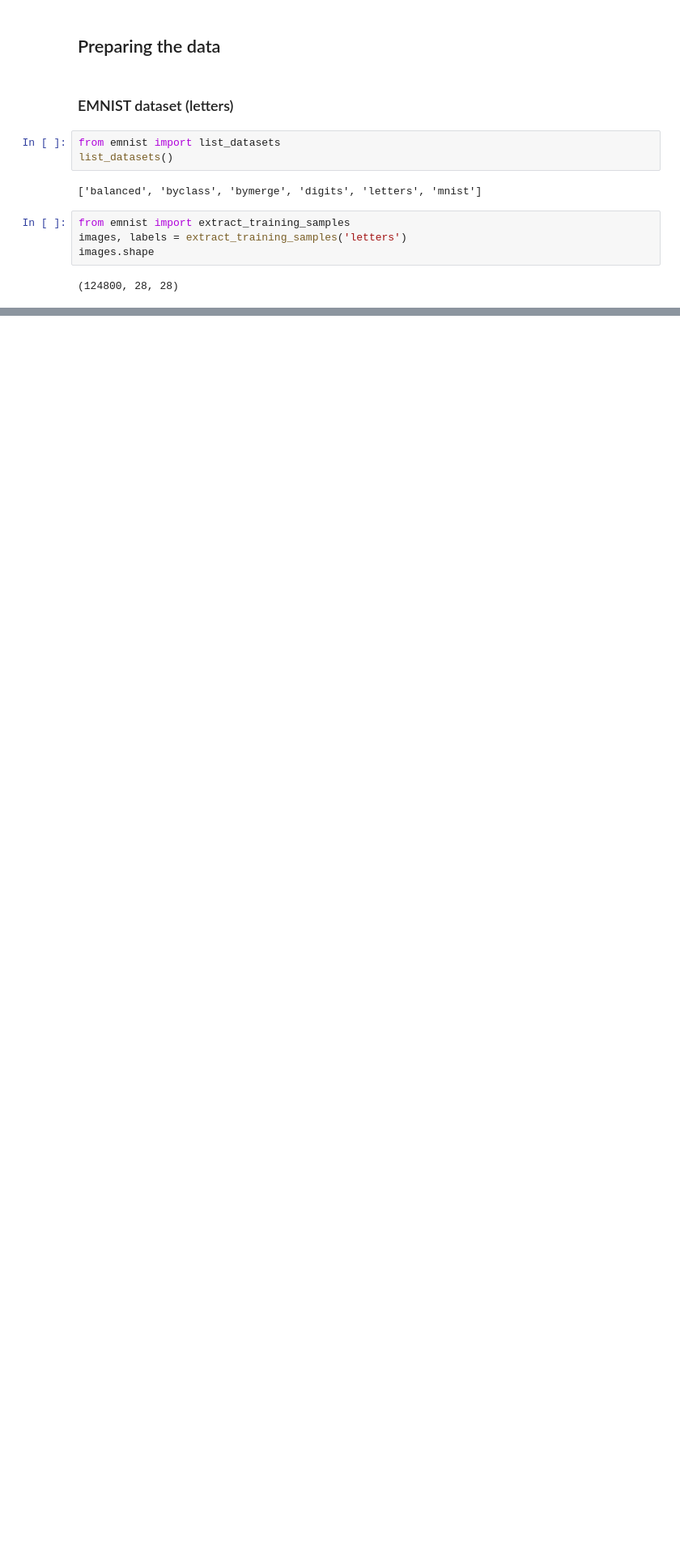
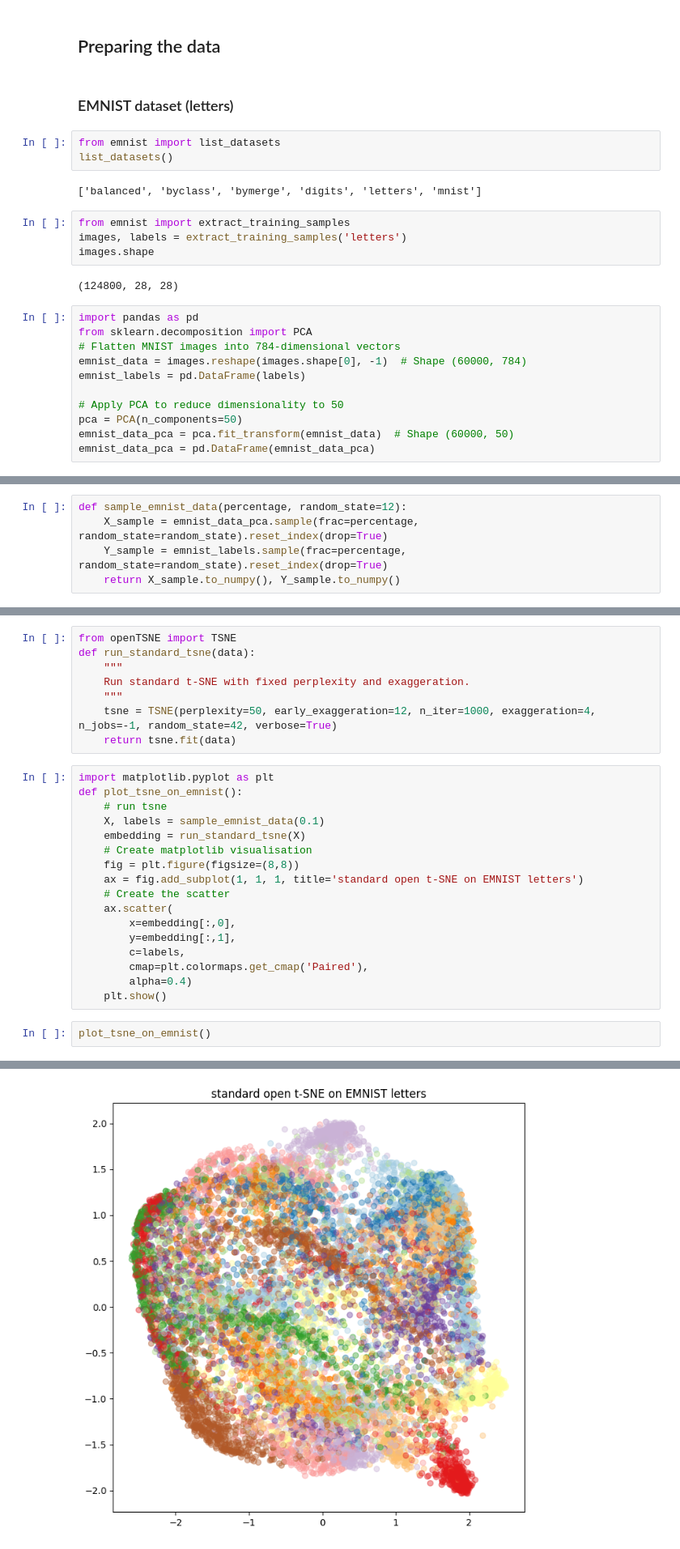
Before and after one commit to giSolve/thesis, a Jupyter notebook: code/exaggeration/exaggeration.ipynb, the cells around one changed output, grey strips where cells are left out. Shown at 81% size. Cells and saved outputs as stored; diff of their text form; blank space fills up the shorter version.

Commit message:
added code for exaggeration plots without stopping EE

```diff
--- a/code/exaggeration/exaggeration.ipynb
+++ b/code/exaggeration/exaggeration.ipynb
@@ -21,3 +21,14 @@ images, labels = extract_training_samples('letters')
 images.shape
 # %% [output]
 (124800, 28, 28)
+# %%
+import pandas as pd
+from sklearn.decomposition import PCA
+# Flatten MNIST images into 784-dimensional vectors
+emnist_data = images.reshape(images.shape[0], -1)  # Shape (60000, 784)
+emnist_labels = pd.DataFrame(labels)
+
+# Apply PCA to reduce dimensionality to 50
+pca = PCA(n_components=50)
+emnist_data_pca = pca.fit_transform(emnist_data)  # Shape (60000, 50)
+emnist_data_pca = pd.DataFrame(emnist_data_pca)
@@ -23,0 +44,5 @@ images.shape
+# %%
+def sample_emnist_data(percentage, random_state=12):
+    X_sample = emnist_data_pca.sample(frac=percentage, random_state=random_state).reset_index(drop=True)
+    Y_sample = emnist_labels.sample(frac=percentage, random_state=random_state).reset_index(drop=True)
+    return X_sample.to_numpy(), Y_sample.to_numpy()
@@ -23,0 +51,28 @@ images.shape
+# %%
+from openTSNE import TSNE
+def run_standard_tsne(data):
+    """
+    Run standard t-SNE with fixed perplexity and exaggeration.
+    """
+    tsne = TSNE(perplexity=50, early_exaggeration=12, n_iter=1000, exaggeration=4, n_jobs=-1, random_state=42, verbose=True)
+    return tsne.fit(data)
+# %%
+import matplotlib.pyplot as plt
+def plot_tsne_on_emnist():
+    # run tsne
+    X, labels = sample_emnist_data(0.1)
+    embedding = run_standard_tsne(X)
+    # Create matplotlib visualisation
+    fig = plt.figure(figsize=(8,8))
+    ax = fig.add_subplot(1, 1, 1, title='standard open t-SNE on EMNIST letters')
+    # Create the scatter
+    ax.scatter(
+        x=embedding[:,0],
+        y=embedding[:,1],
+        c=labels,
+        cmap=plt.colormaps.get_cmap('Paired'),
+        alpha=0.4)
+    plt.show()
+# %%
+plot_tsne_on_emnist()
+# %% [output]
@@ -23,0 +96 @@ images.shape
+[figure, added]
```
Also changed, not shown: parts of 12 cells of this notebook, 3 other files.
